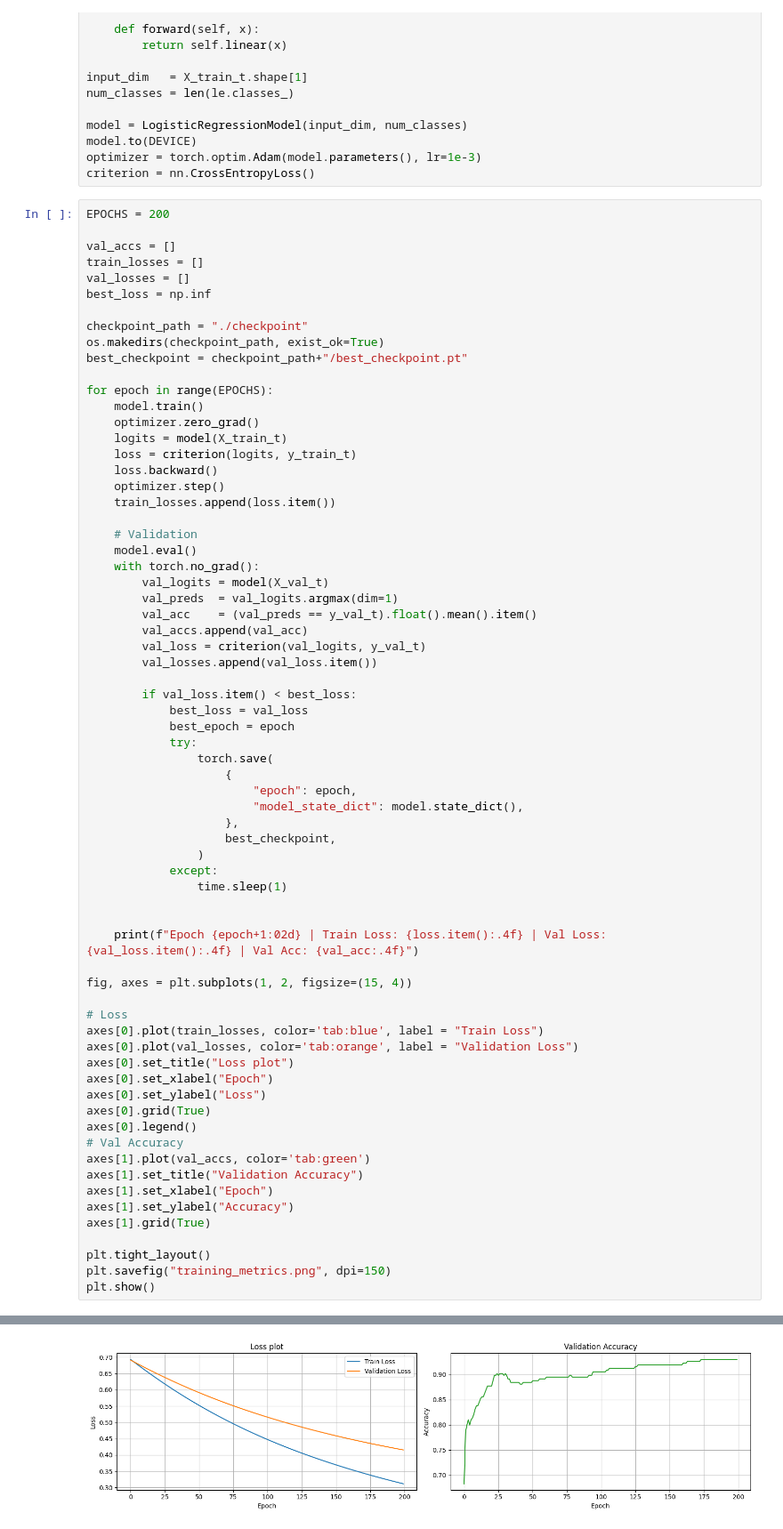
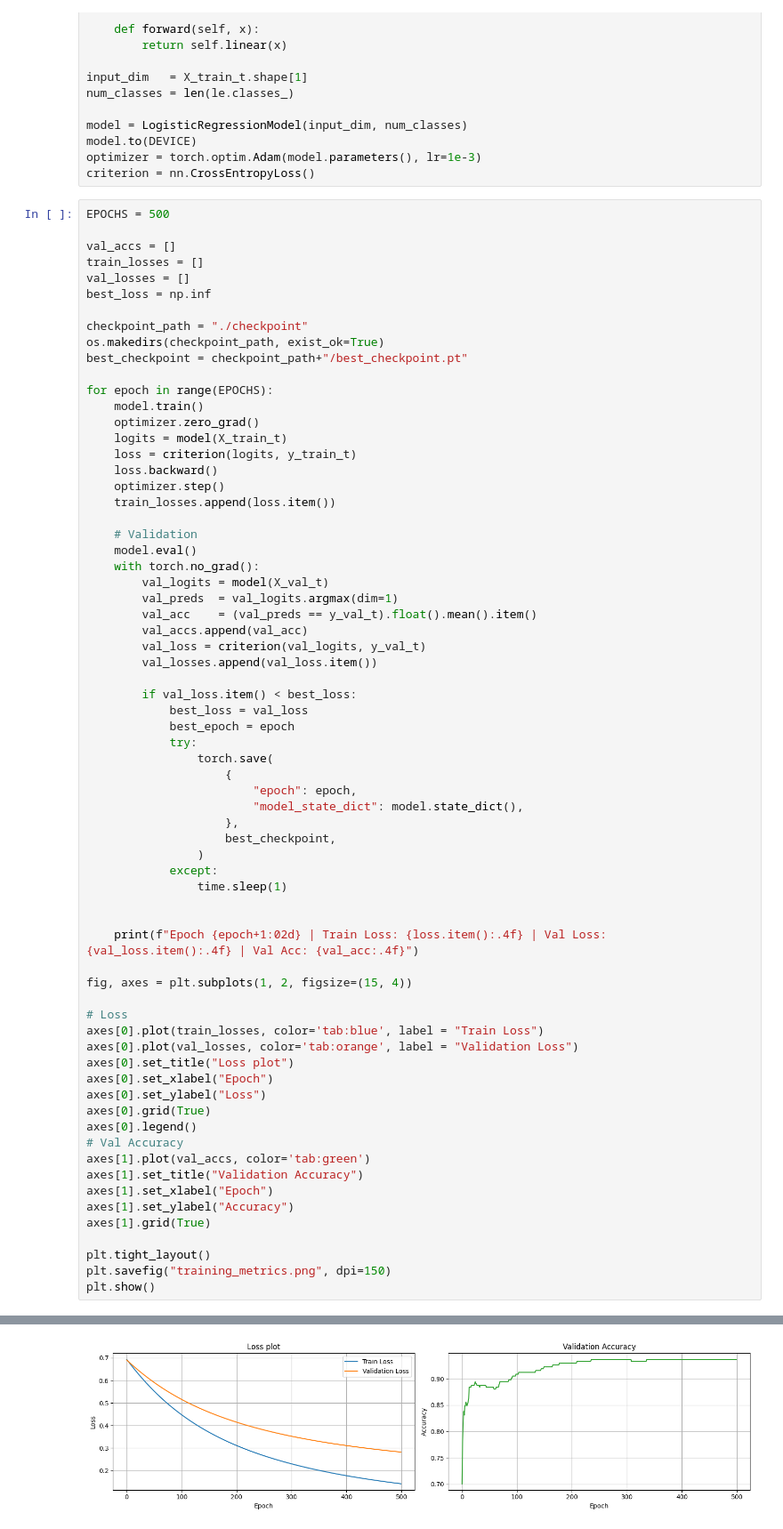
Before and after one commit to adricalm/Adversarial-Text-Classifier, a Jupyter notebook: TF_IDF/TF_IDF_Training.ipynb, the cells around one changed output, grey strips where cells are left out. Shown at 89% size. Drawn from its saved outputs; the diff is of its cells as text.

```diff
--- a/TF_IDF/TF_IDF_Training.ipynb
+++ b/TF_IDF/TF_IDF_Training.ipynb
@@ -141,7 +141,7 @@ model.to(DEVICE)
 optimizer = torch.optim.Adam(model.parameters(), lr=1e-3)
 criterion = nn.CrossEntropyLoss()
 # %%
-EPOCHS = 200
+EPOCHS = 500
 
 val_accs = []
 train_losses = []
@@ -229,4 +229,4 @@ Epoch 200 | Train Loss: 0.3116 | Val Loss: 0.4154 | Val Acc: 0.9296
-[figure, old version]
+[figure, new version]
 # %%
 model_dict = torch.load(best_checkpoint, map_location=DEVICE)
 
```
Also changed, not shown: parts of 2 cells of this notebook, 1 other file.
